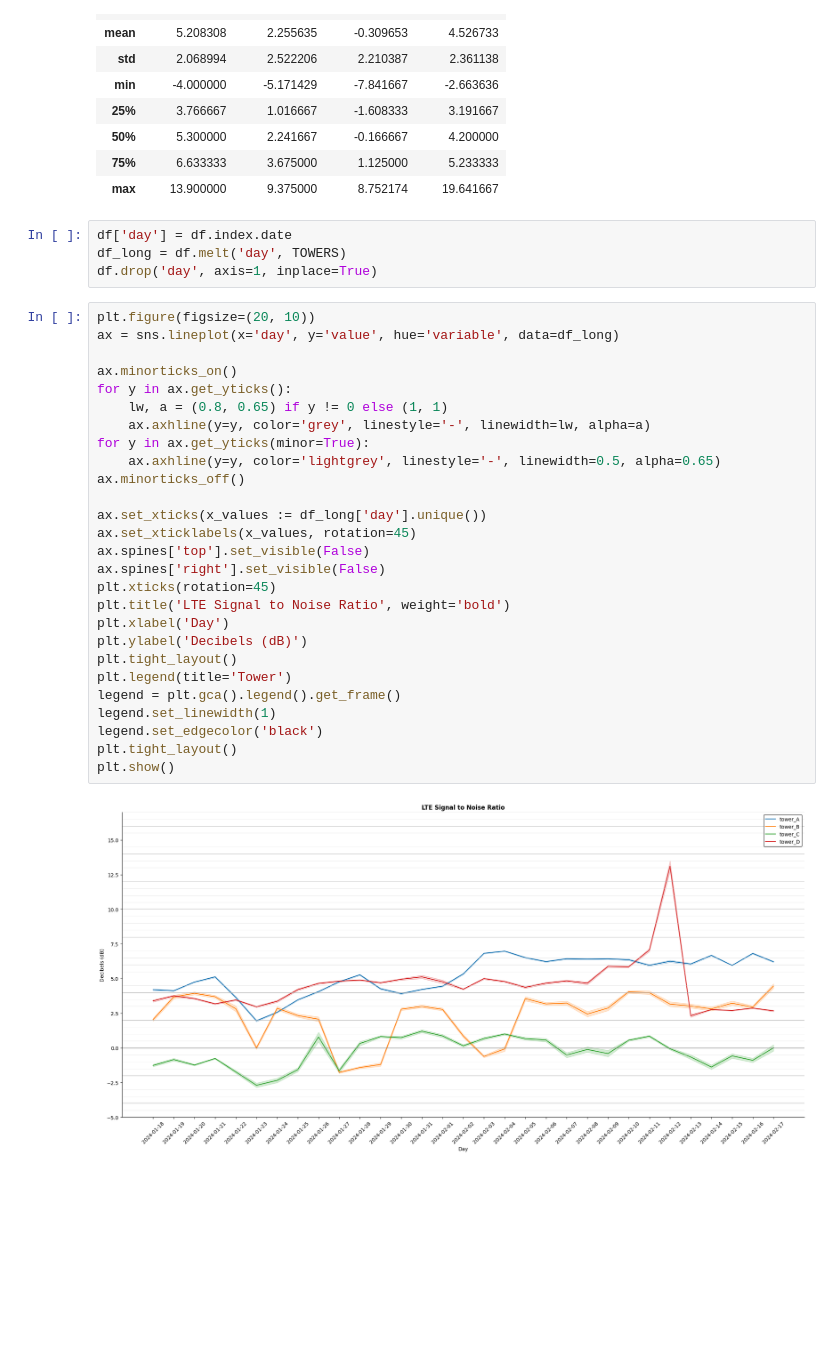
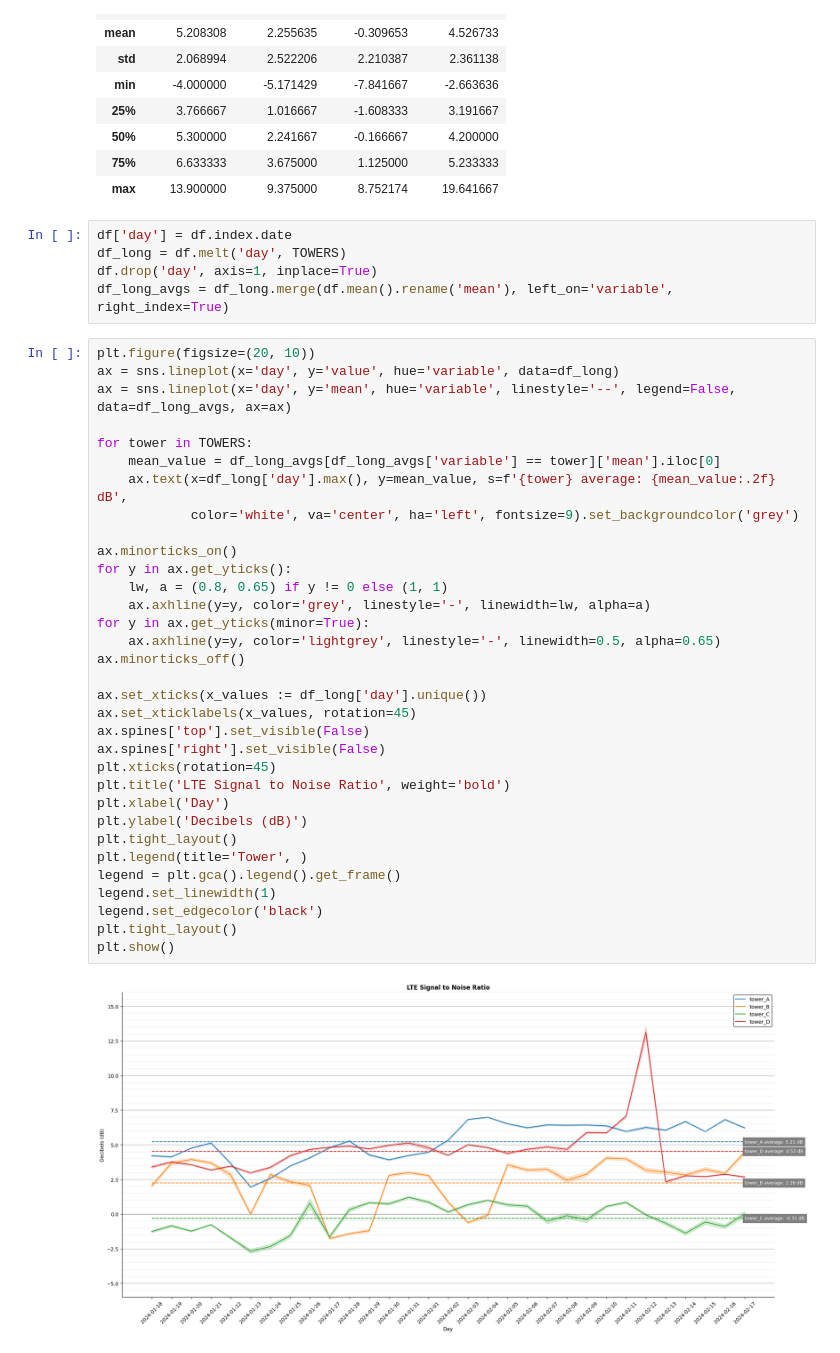
Before and after one commit to Per48edjes/Anduril-Case-Study, a Jupyter notebook: questions/lte_signal_to_noise_ratio.ipynb, the cells around one changed output. Saved outputs shown, nothing was run; the diff lists cells and outputs as text; blank space fills up the shorter version.

```diff
--- a/questions/lte_signal_to_noise_ratio.ipynb
+++ b/questions/lte_signal_to_noise_ratio.ipynb
@@ -78,37 +78,44 @@ df.describe()
 | 50% | 5.300000 | 2.241667 | -0.166667 | 4.200000 |
 | 75% | 6.633333 | 3.675000 | 1.125000 | 5.233333 |
 | max | 13.900000 | 9.375000 | 8.752174 | 19.641667 |
-# %%
-df['day'] = df.index.date
-df_long = df.melt('day', TOWERS)
-df.drop('day', axis=1, inplace=True)
+# %%
+df['day'] = df.index.date
+df_long = df.melt('day', TOWERS)
+df.drop('day', axis=1, inplace=True)
+df_long_avgs = df_long.merge(df.mean().rename('mean'), left_on='variable', right_index=True)
 # %%
 plt.figure(figsize=(20, 10))
 ax = sns.lineplot(x='day', y='value', hue='variable', data=df_long)
+ax = sns.lineplot(x='day', y='mean', hue='variable', linestyle='--', legend=False, data=df_long_avgs, ax=ax)
+
+for tower in TOWERS:
+    mean_value = df_long_avgs[df_long_avgs['variable'] == tower]['mean'].iloc[0]
+    ax.text(x=df_long['day'].max(), y=mean_value, s=f'{tower} average: {mean_value:.2f} dB',
+            color='white', va='center', ha='left', fontsize=9).set_backgroundcolor('grey')
 
 ax.minorticks_on()
 for y in ax.get_yticks():
     lw, a = (0.8, 0.65) if y != 0 else (1, 1)
     ax.axhline(y=y, color='grey', linestyle='-', linewidth=lw, alpha=a)
 for y in ax.get_yticks(minor=True):
     ax.axhline(y=y, color='lightgrey', linestyle='-', linewidth=0.5, alpha=0.65)
 ax.minorticks_off()
 
 ax.set_xticks(x_values := df_long['day'].unique())
 ax.set_xticklabels(x_values, rotation=45)
 ax.spines['top'].set_visible(False)
 ax.spines['right'].set_visible(False)
 plt.xticks(rotation=45)
 plt.title('LTE Signal to Noise Ratio', weight='bold')
 plt.xlabel('Day')
 plt.ylabel('Decibels (dB)')
 plt.tight_layout()
-plt.legend(title='Tower')
+plt.legend(title='Tower', )
 legend = plt.gca().legend().get_frame()
 legend.set_linewidth(1)
 legend.set_edgecolor('black')
 plt.tight_layout()
 plt.show()
 # %% [output]
-[figure, old version]
+[figure, new version]
 # %%
```
Also changed, not shown: parts of 1 cell of this notebook, 14 other files.
